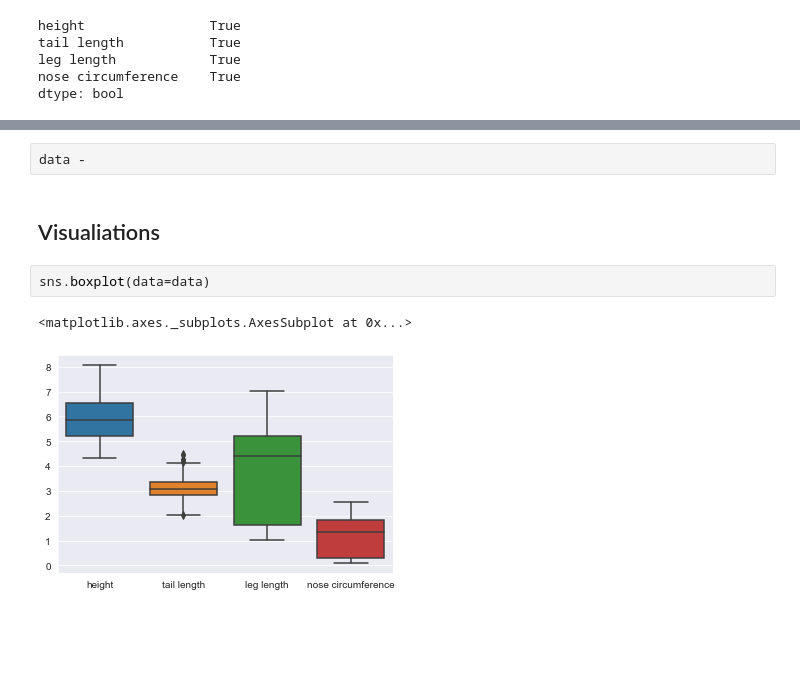
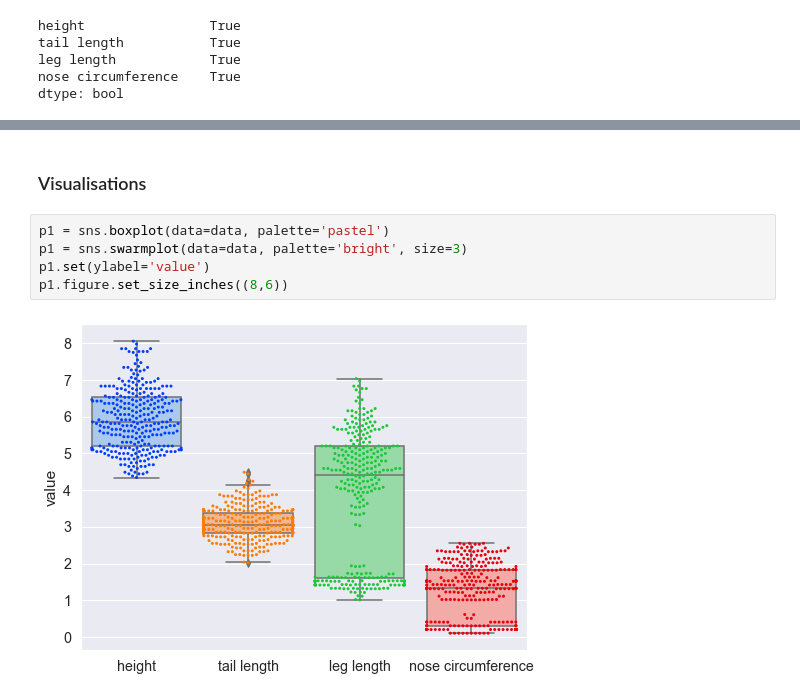
Before and after one commit to animaviridis/dmv-practicals, a Jupyter notebook: assessment/assignment1/task1/task1.ipynb, the cells around one changed output, grey strips where cells are left out. Cells and saved outputs as stored; diff of their text form; blank space fills up the shorter version.

```diff
--- a/assessment/assignment1/task1/task1.ipynb
+++ b/assessment/assignment1/task1/task1.ipynb
@@ -101,9 +94,9 @@ dtype: float64
-# %%
-data -
 # %% [markdown]
-## Visualiations
+### Visualisations
-# %%
-sns.boxplot(data=data)
-# %% [output]
-<matplotlib.axes._subplots.AxesSubplot at 0x...>
-[figure, removed]
+# %%
+p1 = sns.boxplot(data=data, palette='pastel')
+p1 = sns.swarmplot(data=data, palette='bright', size=3)
+p1.set(ylabel='value')
+p1.figure.set_size_inches((8,6))
+# %% [output]
+[figure, added]
```
Also changed, not shown: parts of 12 cells of this notebook, 1 other file.
